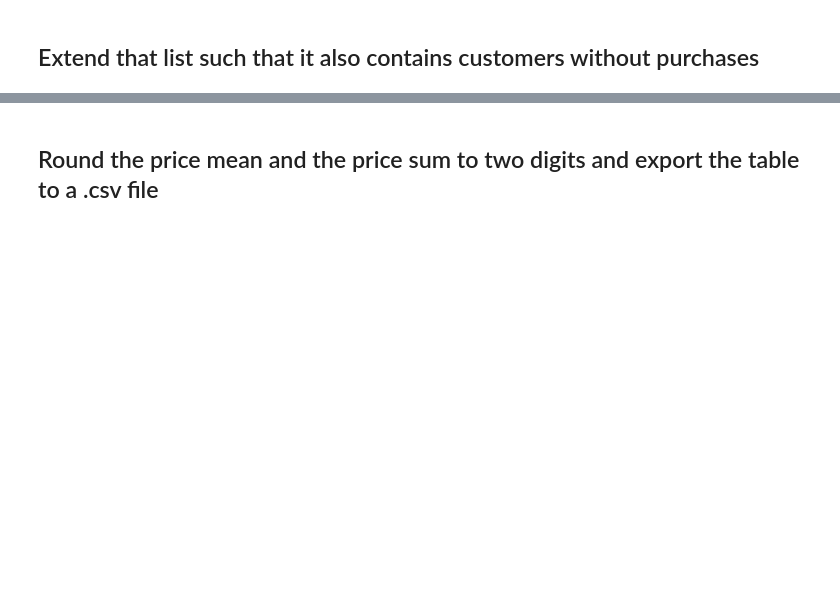
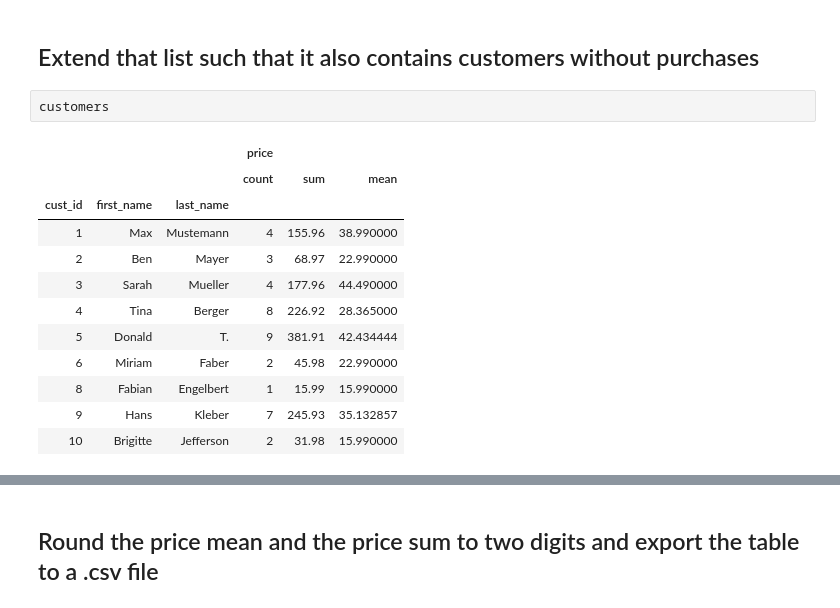
Before and after one commit to michellereiners/gesis-data-exploration, a Jupyter notebook: MR-23_data_exploration_exercise.ipynb, the cells around one changed output, grey strips where cells are left out. Cells and saved outputs as stored; diff of their text form; blank space fills up the shorter version.

```diff
--- a/MR-23_data_exploration_exercise.ipynb
+++ b/MR-23_data_exploration_exercise.ipynb
@@ -417,2 +428,17 @@ cust_id first_name last_name
 # %% [markdown]
 ## Extend that list such that it also contains customers without purchases
+# %%
+customers
+# %% [output]
+|  |  |  | price |  |  |
+|  |  |  | count | sum | mean |
+| cust_id | first_name | last_name |  |  |  |
+| 1 | Max | Mustemann | 4 | 155.96 | 38.990000 |
+| 2 | Ben | Mayer | 3 | 68.97 | 22.990000 |
+| 3 | Sarah | Mueller | 4 | 177.96 | 44.490000 |
+| 4 | Tina | Berger | 8 | 226.92 | 28.365000 |
+| 5 | Donald | T. | 9 | 381.91 | 42.434444 |
+| 6 | Miriam | Faber | 2 | 45.98 | 22.990000 |
+| 8 | Fabian | Engelbert | 1 | 15.99 | 15.990000 |
+| 9 | Hans | Kleber | 7 | 245.93 | 35.132857 |
+| 10 | Brigitte | Jefferson | 2 | 31.98 | 15.990000 |
```
Also changed, not shown: parts of 13 cells of this notebook, 1 other file.
